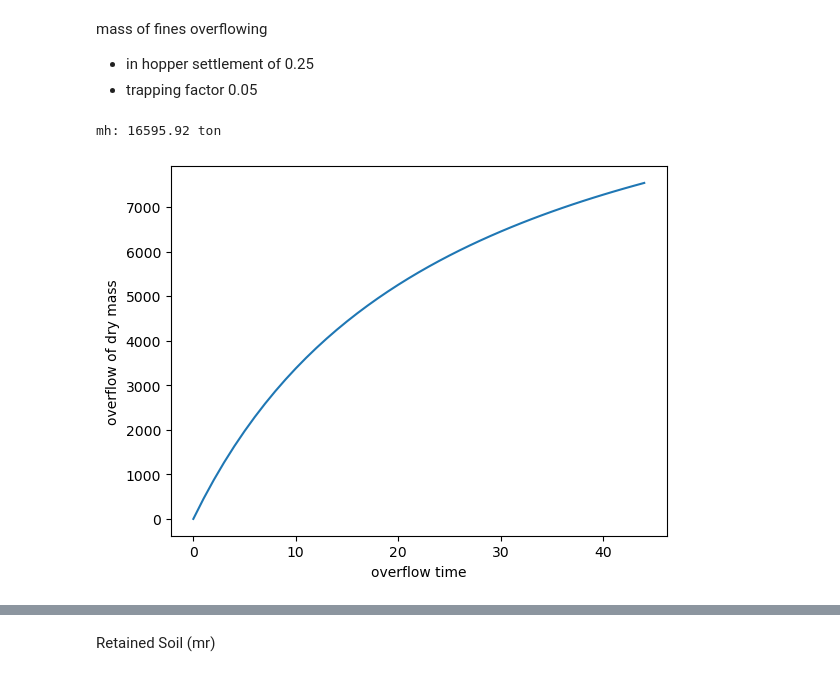
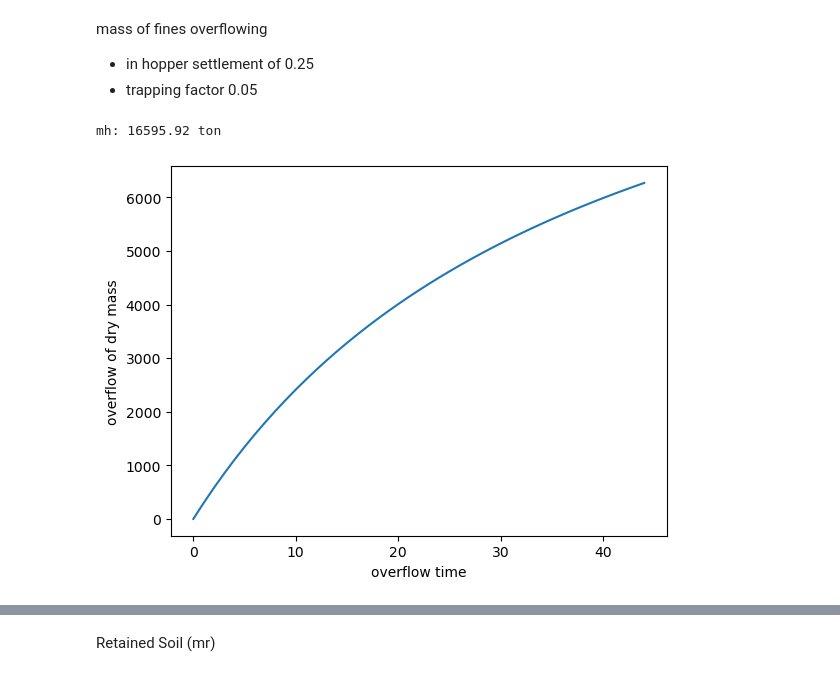
Before and after one commit to denisepierce01/Dredging, a Jupyter notebook: Dredging.ipynb, the cells around one changed output, grey strips where cells are left out. Drawn from its saved outputs; the diff is of its cells as text; code cells hidden in the pictures.

```diff
--- a/Dredging.ipynb
+++ b/Dredging.ipynb
@@ -856,14 +706,12 @@ rho_excav = 1900.0  # kg/m3 (given)
 dilation = 0.2           # fractional increase in volume when excavated
 
 # In-situ volume of source material required (m3) and excavated (loose) volume
-in_situ_volume_needed_m3 = mass_solids_kg / rho_excav
+in_situ_volume_needed_m3 = mass_solids_kg / ((rho_excav + 2400 + 2000) / 3)
 dredged_volume_m3 = in_situ_volume_needed_m3 * (1.0 + dilation)
 reclam_vol_after_basinsand_Csand = round(
-    dredged_volume_m3 - basin_Sand_vol - basin_Cemented_Sand_vol, 1
-)
-# print(f"Target porosity (n) at Dr=80%: {n_final:.3f}")
-# print(f"Dry density of placed sand: {rho_dry_final:.0f} kg/m3")
-# print(f"Dry solids required: {mass_solids_kg:,.0f} kg = {mass_solids_ton:,.0f} t")
+    dredged_volume_m3 - basin_Sand_vol - basin_Cemented_Sand_vol, 1)
+
+
 print(f"In-situ source volume required (no dilation): {in_situ_volume_needed_m3:,.0f} m3")
 print(f"Excavated (loose) volume required (with dilation {dilation*100:.0f}%): {dredged_volume_m3:,.0f} m3")
 print(f"Additional volume needed after sand & cemented sand taken from basin deepening (with dilation {dilation*100:.0f}%) :", round(reclam_vol_after_basinsand_Csand,0), 'm3')
@@ -1167,26 +1016,26 @@ mass of fines overflowing
 # %%
 def calc_mo(t0,t1,t2,f_set,f_trap,mh):
     return (t2-t1)/(t2-t0)*(1-f_set)*(1-f_trap)*mh
 
 mh = overflow['mh'].values.tolist()[2]
 print('mh:', mh, 'ton')
 
-t1 = 25
+t1 = 39
 mo_serie = []
 toa_range = np.arange(0,45,1)
 
 for toa in toa_range:
     mo_serie.append(calc_mo(t0=0,t1=t1,t2=t1+toa,f_set = 0.25,f_trap = 0.05,mh = mh))
 
 plt.plot(toa_range, mo_serie);
 plt.xlabel('overflow time')
 plt.ylabel('overflow of dry mass');
 # question why is this curve convex (mountain) and not concave (hole)? much more overflowing should happen in time while the hopper gets filled in,
 # it is because of the simplification with teh settling and trapping factors are fixed for different overflowing time horizons,
 # in practice if the hopper remains the same the factors should change.
 # %% [output]
 mh: 16595.92 ton
-[figure, old version]
+[figure, new version]
 # %%
 # we make f_set and f_trap change in time
 def calc_mo(t0,t1,t2,f_set,f_trap,mh):
```
Also changed, not shown: parts of 38 cells of this notebook.
